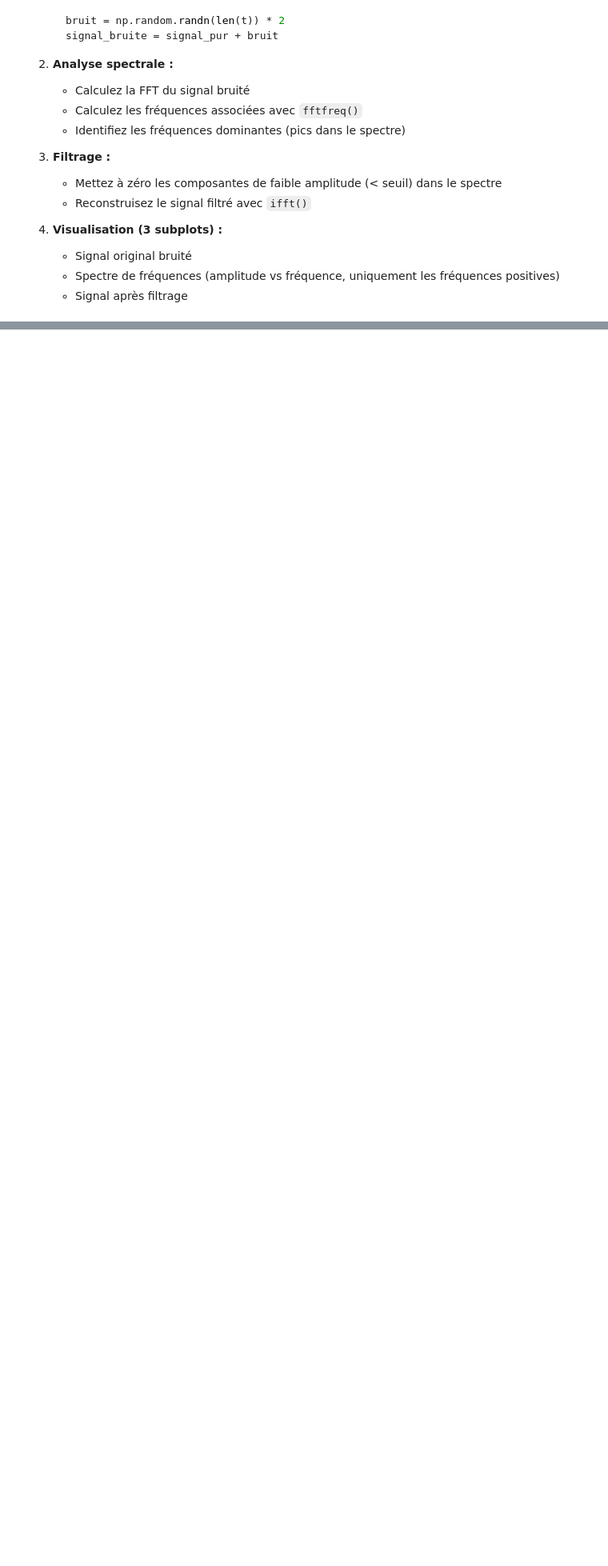
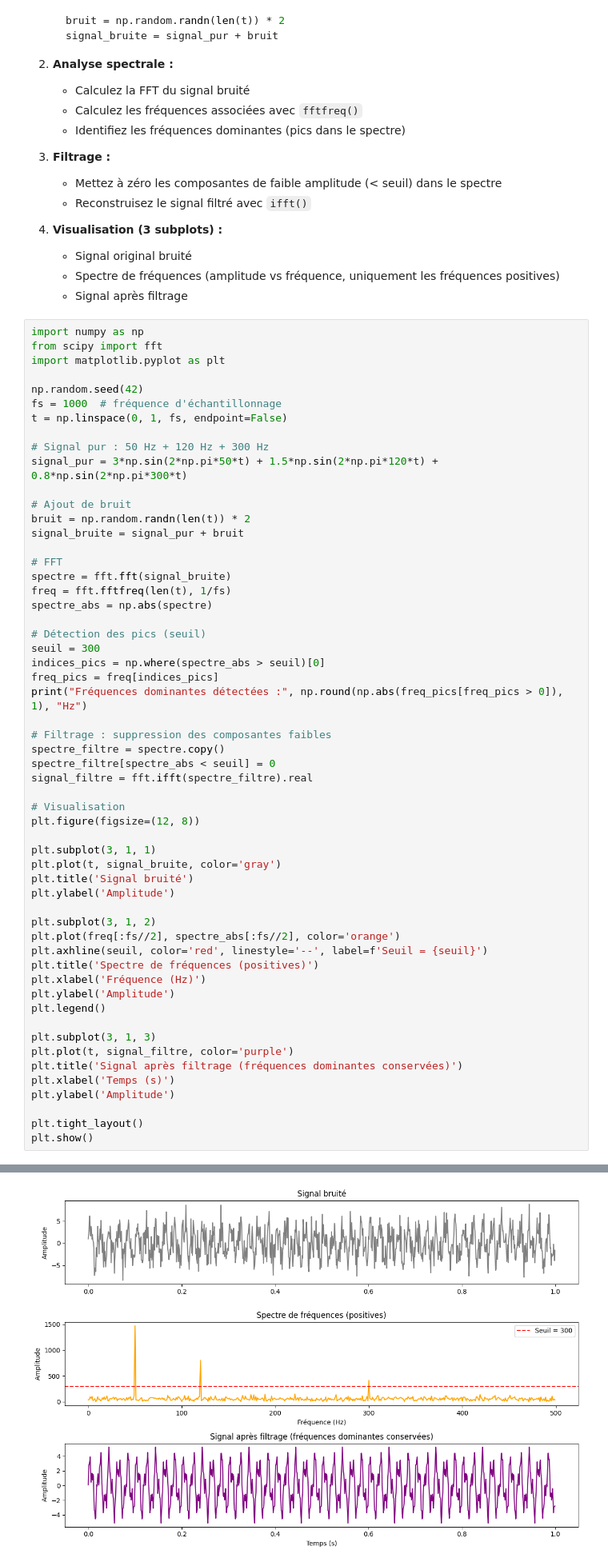
Before and after one commit to USMS-FPK-IA-GI-2025/controle-01-numpy-and-matplotlib-iris-Hajar120, a Jupyter notebook: exercices/exercices-pratiques-scipy.ipynb, the cells around one changed output, grey strips where cells are left out. Shown at 80% size. Drawn from its saved outputs; the diff is of its cells as text; blank space fills up the shorter version.

```diff
--- a/exercices/exercices-pratiques-scipy.ipynb
+++ b/exercices/exercices-pratiques-scipy.ipynb
@@ -1169,3 +593,60 @@ Vous analysez un signal audio composé de plusieurs fréquences mélangées avec
    - Signal original bruité
    - Spectre de fréquences (amplitude vs fréquence, uniquement les fréquences positives)
    - Signal après filtrage
+# %%
+import numpy as np
+from scipy import fft
+import matplotlib.pyplot as plt
+
+np.random.seed(42)
+fs = 1000  # fréquence d'échantillonnage
+t = np.linspace(0, 1, fs, endpoint=False)
+
+# Signal pur : 50 Hz + 120 Hz + 300 Hz
+signal_pur = 3*np.sin(2*np.pi*50*t) + 1.5*np.sin(2*np.pi*120*t) + 0.8*np.sin(2*np.pi*300*t)
+
+# Ajout de bruit
+bruit = np.random.randn(len(t)) * 2
+signal_bruite = signal_pur + bruit
+
+# FFT
+spectre = fft.fft(signal_bruite)
+freq = fft.fftfreq(len(t), 1/fs)
+spectre_abs = np.abs(spectre)
+
+# Détection des pics (seuil)
+seuil = 300
+indices_pics = np.where(spectre_abs > seuil)[0]
+freq_pics = freq[indices_pics]
+print("Fréquences dominantes détectées :", np.round(np.abs(freq_pics[freq_pics > 0]), 1), "Hz")
+
+# Filtrage : suppression des composantes faibles
+spectre_filtre = spectre.copy()
+spectre_filtre[spectre_abs < seuil] = 0
+signal_filtre = fft.ifft(spectre_filtre).real
+
+# Visualisation
+plt.figure(figsize=(12, 8))
+
+plt.subplot(3, 1, 1)
+plt.plot(t, signal_bruite, color='gray')
+plt.title('Signal bruité')
+plt.ylabel('Amplitude')
+
+plt.subplot(3, 1, 2)
+plt.plot(freq[:fs//2], spectre_abs[:fs//2], color='orange')
+plt.axhline(seuil, color='red', linestyle='--', label=f'Seuil = {seuil}')
+plt.title('Spectre de fréquences (positives)')
+plt.xlabel('Fréquence (Hz)')
+plt.ylabel('Amplitude')
+plt.legend()
+
+plt.subplot(3, 1, 3)
+plt.plot(t, signal_filtre, color='purple')
+plt.title('Signal après filtrage (fréquences dominantes conservées)')
+plt.xlabel('Temps (s)')
+plt.ylabel('Amplitude')
+
+plt.tight_layout()
+plt.show()
+# %% [output]
@@ -1172,3 +654,4 @@ Vous analysez un signal audio composé de plusieurs fréquences mélangées avec
+[figure, added]
 # %% [markdown]
 ## Exercice 3.3 : Détection de contours dans une image médicale
 **Niveau : ⭐⭐⭐ Avancé**
```
Also changed, not shown: parts of 18 cells of this notebook.
